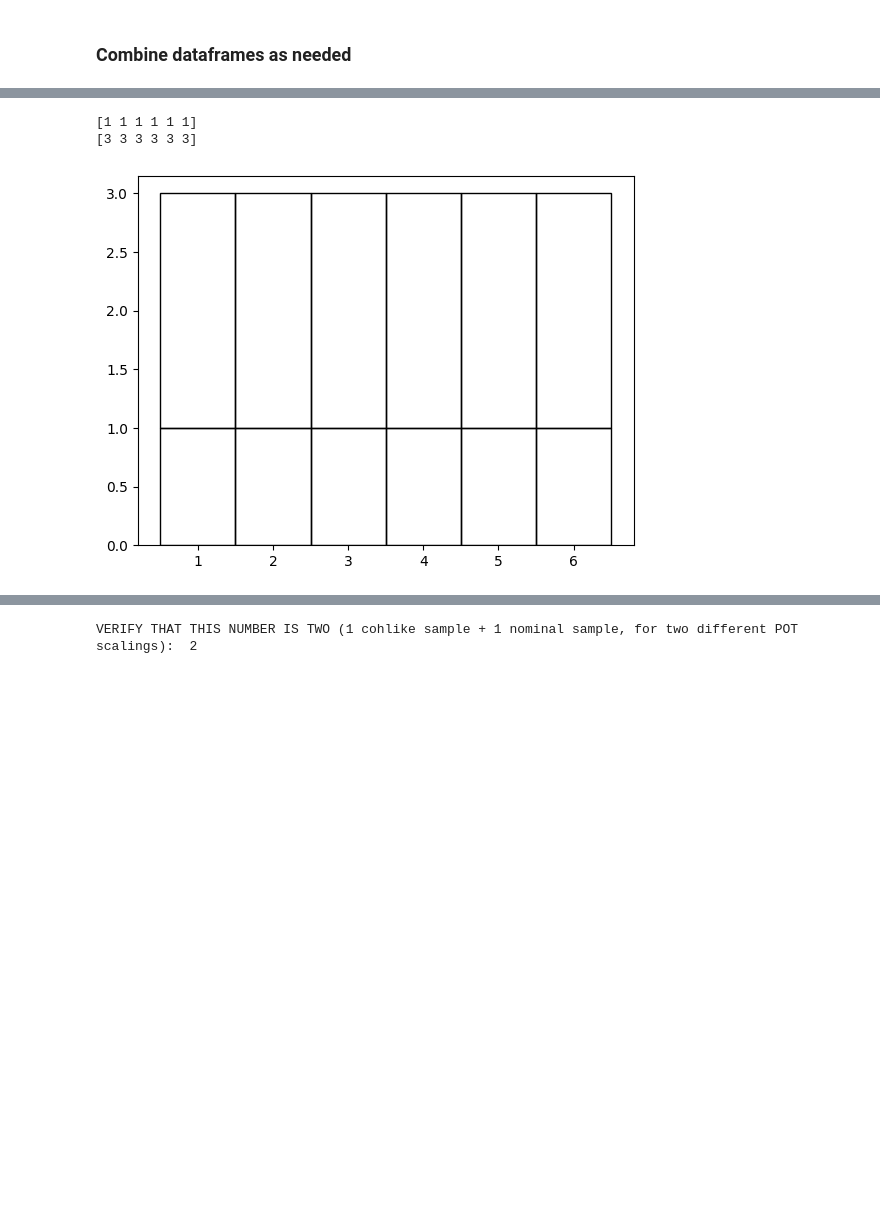
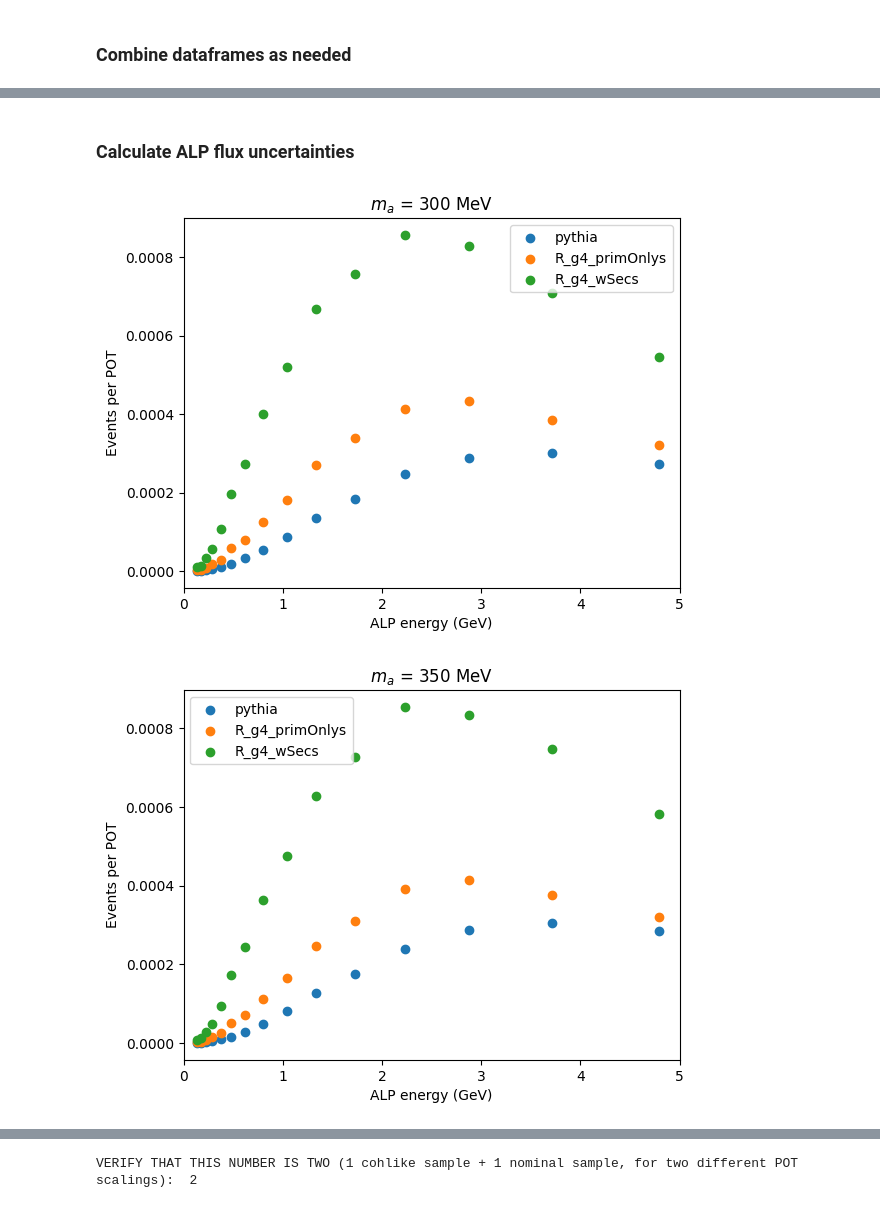
Before and after one commit to SBNSoftware/sbnana, a Jupyter notebook: sbnana/SBNAna/icarus-analysis-villiage/pyana/dimuon-tools/nb/unc_requestNearSB.ipynb, the cells around one changed output, grey strips where cells are left out. Saved outputs shown, nothing was run; the diff lists cells and outputs as text; code cells hidden in the pictures; blank space fills up the shorter version.

```diff
--- a/sbnana/SBNAna/icarus-analysis-villiage/pyana/dimuon-tools/nb/unc_requestNearSB.ipynb
+++ b/sbnana/SBNAna/icarus-analysis-villiage/pyana/dimuon-tools/nb/unc_requestNearSB.ipynb
@@ -570,0 +570,5 @@ def JD_make_dvDF_w_cvWgt_and_systs(detVar_files, label, savedir=savedir, mccut=N
+# %%
+for l in detVar_labels:
+    print(l)
+for f in cohlike_nu_detVar_files:
+    print(f)
@@ -897,18 +939,0 @@ mS_340_hdr = pd.read_hdf(filedir + "mS_340", "hdr")
-# %%
-higgs_params_list = []
-higgs_files = [
-    gray_df_dir + "F2-Higgs_M220_nom_evt.df",
-    gray_df_dir + "F2-Higgs_M260_nom_evt.df",
-    gray_df_dir + "F2-Higgs_M300_nom_evt.df",
-    gray_df_dir + "F2-Higgs_M340_nom_evt.df"
-]
-higgs_labels = []
-for f in higgs_files:
-    mch_df = pd.read_hdf(f, key="mch")
-    m = int(round(mch_df.iloc[(0)].M*1000.))
-    th = float(mch_df.iloc[(0)].C1)
-    label = "$M_S$ = %a, $\\theta_S$ = %a" % (m, th)
-    higgs_labels.append(label)
-
-for l in higgs_labels:
-    print(l)
@@ -1349,22 +1412,19 @@ def apply_cuts(df, cuts, thresholds=None, detailed_bsm=False, detailed_nu='none'
 
     return cut_results_df_mc, cut_results_df_pot, cut_results_df_percent, master_mask
-# %%
-bin_centers = np.array([1,2,3,4,5,6])
-unc_running_sum = np.array([0]*len(bin_centers))
-mylist = [
-    np.array([1]*len(bin_centers)),
-    np.array([2]*len(bin_centers))
-]
-for l in mylist:
-    plt.bar(bin_centers, l,
-            bottom = unc_running_sum,
-            width=bin_centers[1]-bin_centers[0],
-            #label=uncertainties_labels[i],
-            fill=False, color=southwest[i])#, edgecolor=southwest[i])
-    unc_running_sum = (l+unc_running_sum)
-    print(unc_running_sum)
-plt.show()
-# %% [output]
-[1 1 1 1 1 1]
-[3 3 3 3 3 3]
-[figure, removed]
+# %% [markdown]
+### Calculate ALP flux uncertainties
+# %%
+for i, m in enumerate(alp_nosup_masses):
+    plt.scatter(E_low_bin_bounds[i], R_pythias[i], label='pythia')
+    plt.scatter(E_low_bin_bounds[i], R_g4_primOnlys[i], label='R_g4_primOnlys')
+    plt.scatter(E_low_bin_bounds[i], R_g4_wSecs[i], label='R_g4_wSecs')
+    plt.xlabel('ALP energy (GeV)')
+    plt.ylabel('Events per POT')
+    plt.legend()
+    plt.title('$m_a$ = %a MeV' % m)
+    plt.xlim((0,5))
+    #plt.ylim((0., 0.0002))
+    plt.show()
+# %% [output]
+[figure, added]
+[figure, added]
```
Also changed, not shown: parts of 102 cells of this notebook, 24 other files.
